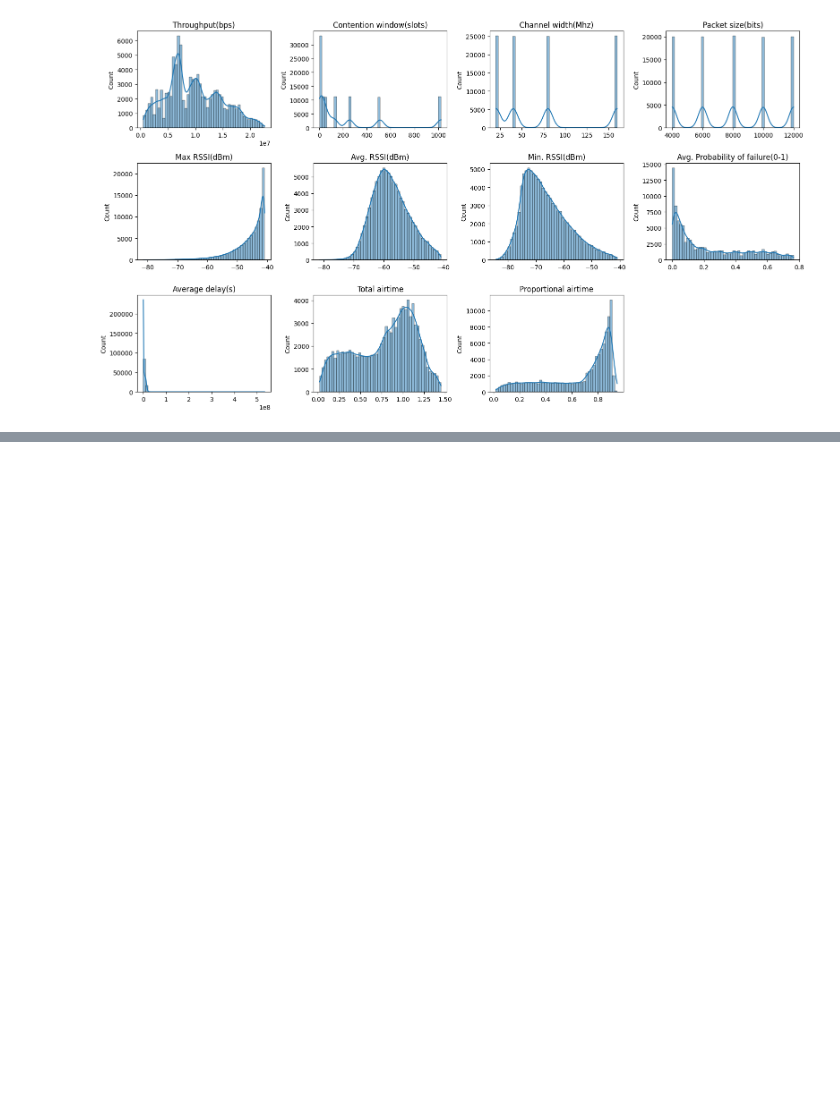
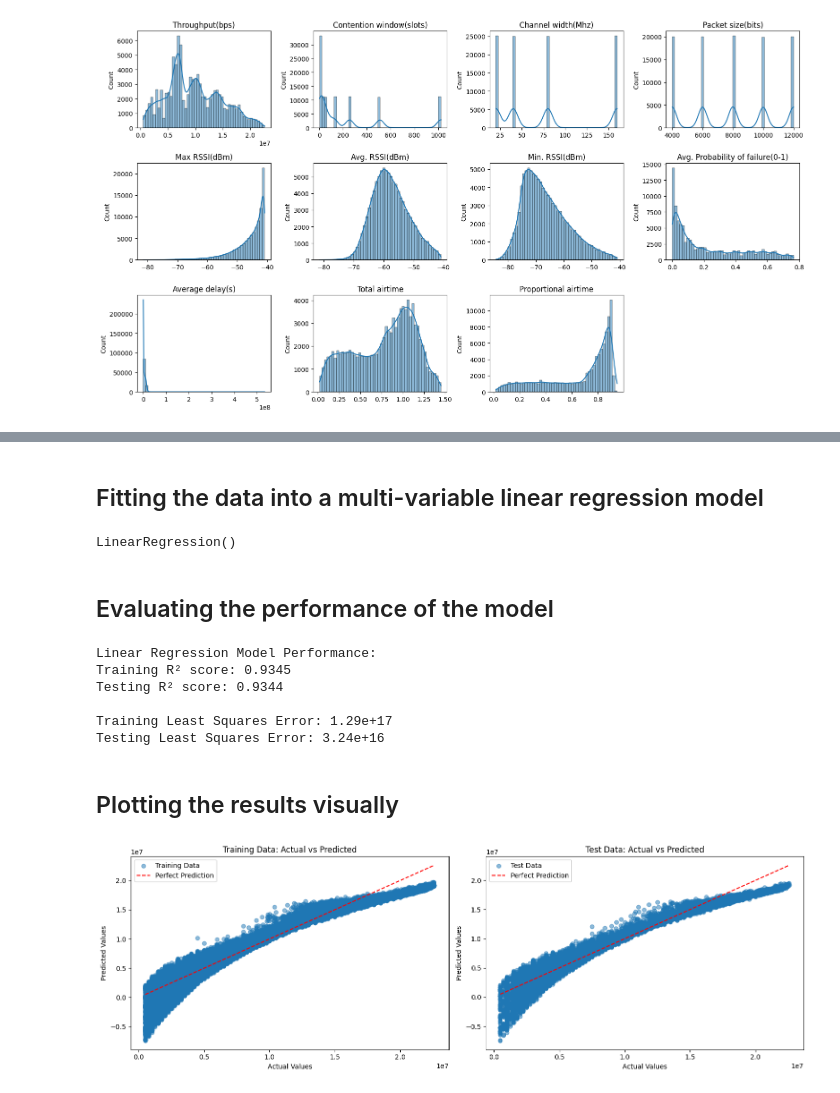
Before and after one commit to marcsirventruiz/ML4NET-Seminars, a Jupyter notebook: Seminar1/SEM_1_NOTEBOOK.ipynb, the cells around one changed output, grey strips where cells are left out. Saved outputs shown, nothing was run; the diff lists cells and outputs as text; code cells hidden in the pictures; blank space fills up the shorter version.

Commit message:
Added Part II, Implementation of the model using sklearn Linear Regression, plots of both the training loss and test loss

```diff
--- a/Seminar1/SEM_1_NOTEBOOK.ipynb
+++ b/Seminar1/SEM_1_NOTEBOOK.ipynb
@@ -84,0 +163,64 @@ plt.show()
+# %% [markdown]
+## Fitting the data into a multi-variable linear regression model
+# %%
+# Initialize the model
+linear_model = LinearRegression()
+
+# Fit the model to the preprocessed training data
+linear_model.fit(X_train_pre, y_train)
+# %% [output]
+LinearRegression()
+# %% [markdown]
+## Evaluating the performance of the model
+# %%
+# Make predictions on both training and test sets
+y_train_pred = linear_model.predict(X_train_pre)
+y_test_pred = linear_model.predict(X_test_pre)
+
+# Calculate R² scores for both sets
+train_r2 = linear_model.score(X_train_pre, y_train)
+test_r2 = linear_model.score(X_test_pre, y_test)
+
+print("\nLinear Regression Model Performance:")
+print(f"Training R² score: {train_r2:.4f}")
+print(f"Testing R² score: {test_r2:.4f}")
+
+# Calculate Least Squares Error for both sets
+train_lse = np.sum((y_train - y_train_pred) ** 2)
+test_lse = np.sum((y_test - y_test_pred) ** 2)
+
+print(f"\nTraining Least Squares Error: {train_lse:.2e}")
+print(f"Testing Least Squares Error: {test_lse:.2e}")
+# %% [output]
+Linear Regression Model Performance:
+Training R² score: 0.9345
+Testing R² score: 0.9344
+
+Training Least Squares Error: 1.29e+17
+Testing Least Squares Error: 3.24e+16
+# %% [markdown]
+## Plotting the results visually
+# %%
+# Create a figure with two subplots
+fig, (ax1, ax2) = plt.subplots(1, 2, figsize=(15, 5))
+
+# Plot training data
+ax1.scatter(y_train, y_train_pred, alpha=0.5, label='Training Data')
+ax1.plot([y_train.min(), y_train.max()], [y_train.min(), y_train.max()], 'r--', label='Perfect Prediction')
+ax1.set_xlabel('Actual Values')
+ax1.set_ylabel('Predicted Values')
+ax1.set_title('Training Data: Actual vs Predicted')
+ax1.legend()
+
+# Plot test data
+ax2.scatter(y_test, y_test_pred, alpha=0.5, label='Test Data')
+ax2.plot([y_test.min(), y_test.max()], [y_test.min(), y_test.max()], 'r--', label='Perfect Prediction')
+ax2.set_xlabel('Actual Values')
+ax2.set_ylabel('Predicted Values')
+ax2.set_title('Test Data: Actual vs Predicted')
+ax2.legend()
+
+plt.tight_layout()
+plt.show()
+# %% [output]
+[figure, added]
```
Also changed, not shown: parts of 6 cells of this notebook, 1 other file.
